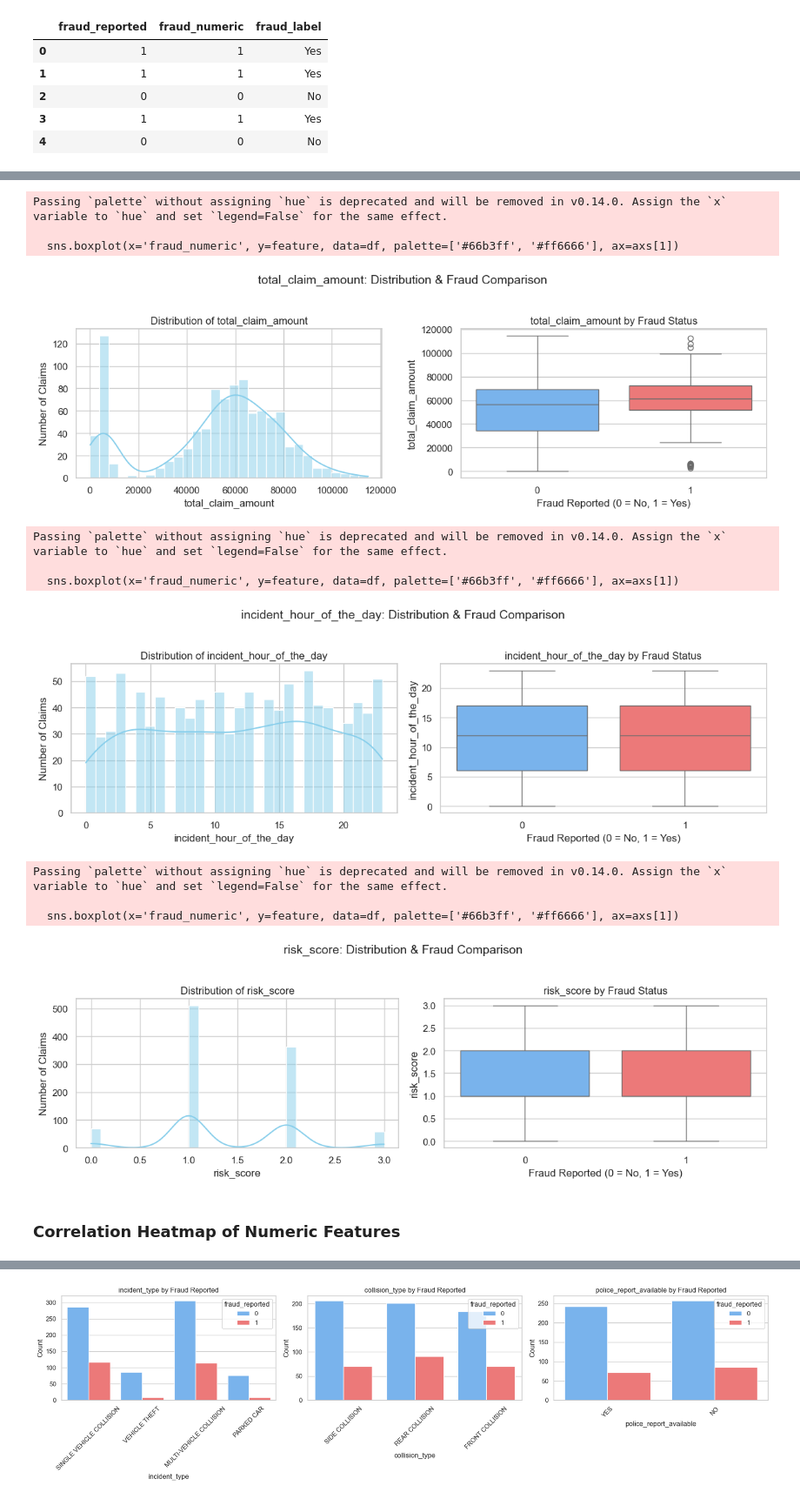
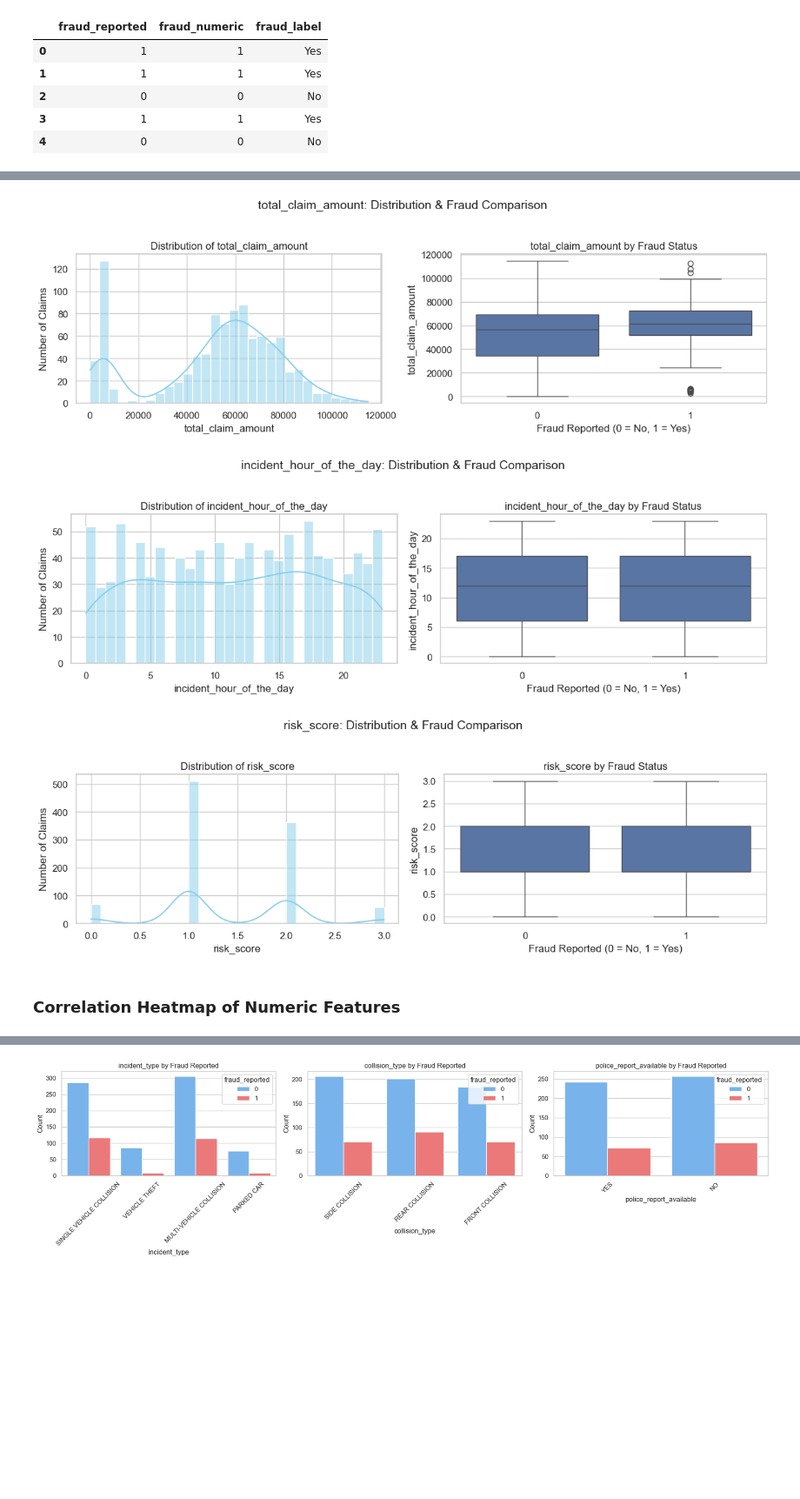
Before and after one commit to PatZ2346/fraud_analytics_project, a Jupyter notebook: 2. EDA/eda.ipynb, the cells around one changed output, grey strips where cells are left out. Shown at 87% size. Saved outputs shown, nothing was run; the diff lists cells and outputs as text; code cells hidden in the pictures; blank space fills up the shorter version.

```diff
--- a/2. EDA/eda.ipynb
+++ b/2. EDA/eda.ipynb
@@ -285,7 +285,7 @@ for feature in numeric_features:
     axs[0].grid(True)
 
     # Plot boxplot split by fraud class to detect shifts or differences in distributions
-    sns.boxplot(x='fraud_numeric', y=feature, data=df, palette=['#66b3ff', '#ff6666'], ax=axs[1])
+    sns.boxplot(x='fraud_numeric', y=feature, data=df, ax=axs[1])
     axs[1].set_title(f'{feature} by Fraud Status')
     axs[1].set_xlabel('Fraud Reported (0 = No, 1 = Yes)')
     axs[1].set_ylabel(feature)
@@ -302,45 +302,36 @@ display(Markdown("### Correlation Heatmap of Numeric Features"))
 # Compute correlation matrix for numeric features
 corr_matrix = df[numeric_features].corr()
 
 # Plot heatmap
 plt.figure(figsize=(6, 5))
 sns.heatmap(corr_matrix, annot=True, cmap='coolwarm', fmt=".2f", linewidths=0.5)
 plt.title('Correlation Heatmap of Numeric Features')
 plt.tight_layout()
 plt.show()
 plt.close()
 
 # Display top 5 largest claims with relevant details for context
 top_5_claims = df.nlargest(5, 'total_claim_amount')
 
 # Select columns of interest for context, adjust as per your dataset
 cols_to_show = ['claim_number', 'total_claim_amount', 'fraud_reported', 'incident_type', 'collision_type']
 
 # Check if all columns exist, otherwise adjust cols_to_show
 existing_cols = [col for col in cols_to_show if col in df.columns]
 
 # Display the top 5 claims with selected columns
 display(Markdown("### Top 5 Largest Claims with Details"))
 display(top_5_claims[existing_cols])
 # %% [output]
 **Invalid 'incident_hour_of_the_day' entries detected:** 0
 ### Descriptive Statistics
 |  | count | mean | std | min | 25% | 50% | 75% | max |
 | total_claim_amount | 1000.0 | 52761.940 | 26401.533190 | 100.0 | 41812.5 | 58055.0 | 70592.5 | 114920.0 |
 | incident_hour_of_the_day | 1000.0 | 11.644 | 6.951373 | 0.0 | 6.0 | 12.0 | 17.0 | 23.0 |
 | risk_score | 1000.0 | 1.410 | 0.704554 | 0.0 | 1.0 | 1.0 | 2.0 | 3.0 |
-Passing `palette` without assigning `hue` is deprecated and will be removed in v0.14.0. Assign the `x` variable to `hue` and set `legend=False` for the same effect.
-
-  sns.boxplot(x='fraud_numeric', y=feature, data=df, palette=['#66b3ff', '#ff6666'], ax=axs[1])
-[figure, old version]
+[figure, new version]
-Passing `palette` without assigning `hue` is deprecated and will be removed in v0.14.0. Assign the `x` variable to `hue` and set `legend=False` for the same effect.
-
-  sns.boxplot(x='fraud_numeric', y=feature, data=df, palette=['#66b3ff', '#ff6666'], ax=axs[1])
-[figure, old version]
+[figure, new version]
-Passing `palette` without assigning `hue` is deprecated and will be removed in v0.14.0. Assign the `x` variable to `hue` and set `legend=False` for the same effect.
-
-  sns.boxplot(x='fraud_numeric', y=feature, data=df, palette=['#66b3ff', '#ff6666'], ax=axs[1])
-[figure, old version]
+[figure, new version]
 ### Correlation Heatmap of Numeric Features
 [figure]
 ### Top 5 Largest Claims with Details
```
Also changed, not shown: parts of 6 cells of this notebook.
